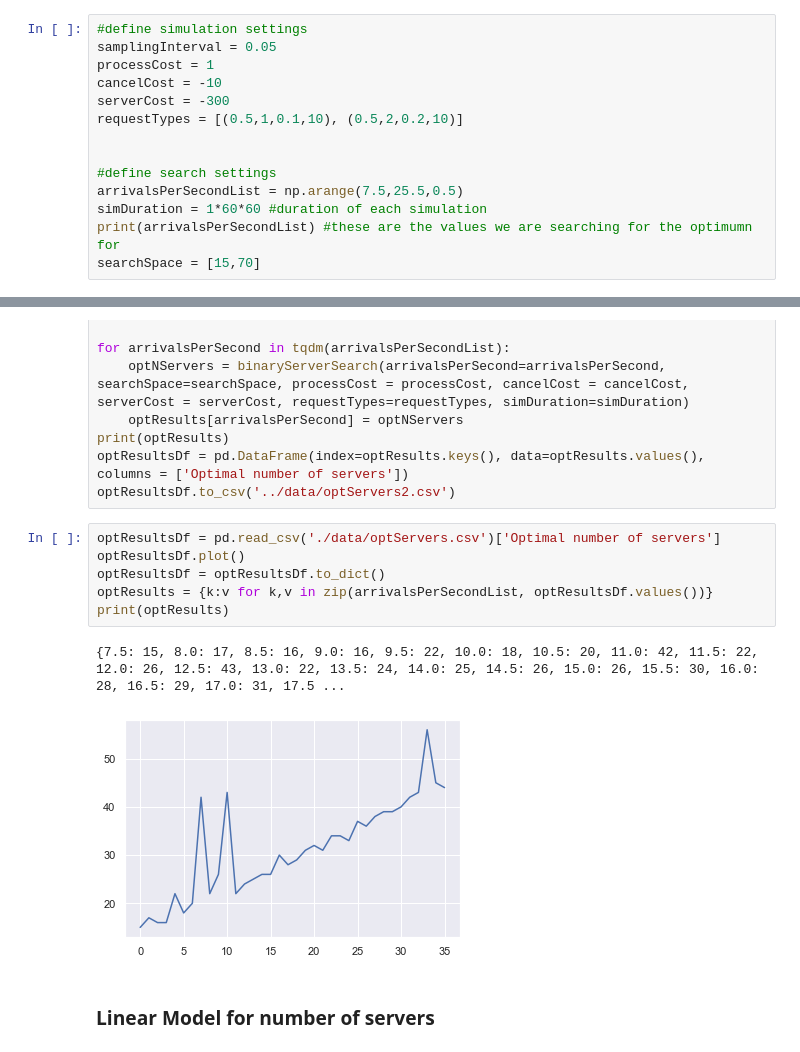
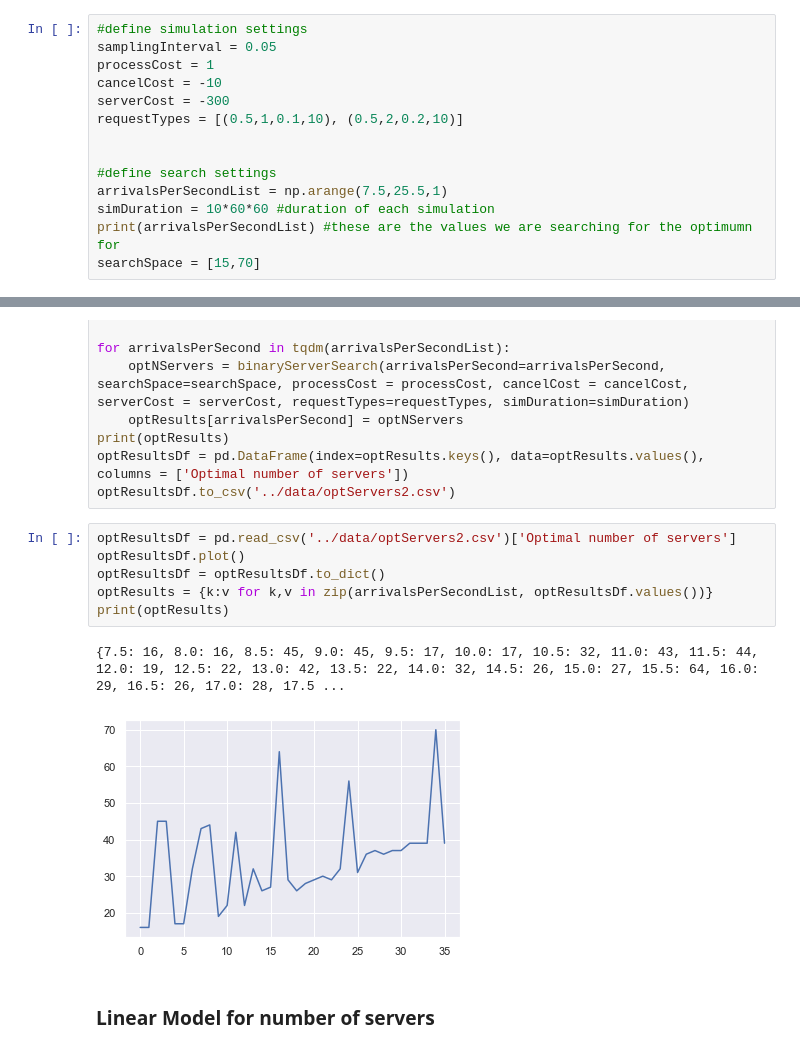
Before and after one commit to julianvanmeggelen/AdaptiveLoadBalancing, a Jupyter notebook: experiments/DataSimulation.ipynb, the cells around one changed output, grey strips where cells are left out. Cells and saved outputs as stored; diff of their text form.

```diff
--- a/experiments/DataSimulation.ipynb
+++ b/experiments/DataSimulation.ipynb
@@ -78,8 +75,8 @@ requestTypes = [(0.5,1,0.1,10), (0.5,2,0.2,10)]
 
 
 #define search settings
-arrivalsPerSecondList = np.arange(7.5,25.5,0.5)
-simDuration = 1*60*60 #duration of each simulation
+arrivalsPerSecondList = np.arange(7.5,25.5,1)
+simDuration = 10*60*60 #duration of each simulation
 print(arrivalsPerSecondList) #these are the values we are searching for the optimumn for
 searchSpace = [15,70]
 # %% [output]
@@ -99,14 +95,14 @@ print(optResults)
 optResultsDf = pd.DataFrame(index=optResults.keys(), data=optResults.values(), columns = ['Optimal number of servers'])
 optResultsDf.to_csv('../data/optServers2.csv')
 # %%
-optResultsDf = pd.read_csv('./data/optServers.csv')['Optimal number of servers']
+optResultsDf = pd.read_csv('../data/optServers2.csv')['Optimal number of servers']
 optResultsDf.plot()
 optResultsDf = optResultsDf.to_dict()
 optResults = {k:v for k,v in zip(arrivalsPerSecondList, optResultsDf.values())}
 print(optResults)
 # %% [output]
-{7.5: 15, 8.0: 17, 8.5: 16, 9.0: 16, 9.5: 22, 10.0: 18, 10.5: 20, 11.0: 42, 11.5: 22, 12.0: 26, 12.5: 43, 13.0: 22, 13.5: 24, 14.0: 25, 14.5: 26, 15.0: 26, 15.5: 30, 16.0: 28, 16.5: 29, 17.0: 31, 17.5 ...
+{7.5: 16, 8.0: 16, 8.5: 45, 9.0: 45, 9.5: 17, 10.0: 17, 10.5: 32, 11.0: 43, 11.5: 44, 12.0: 19, 12.5: 22, 13.0: 42, 13.5: 22, 14.0: 32, 14.5: 26, 15.0: 27, 15.5: 64, 16.0: 29, 16.5: 26, 17.0: 28, 17.5 ...
-[figure, old version]
+[figure, new version]
 # %% [markdown]
 ### Linear Model for number of servers
 # %%
```
Also changed, not shown: parts of 4 cells of this notebook, 2 other files.
